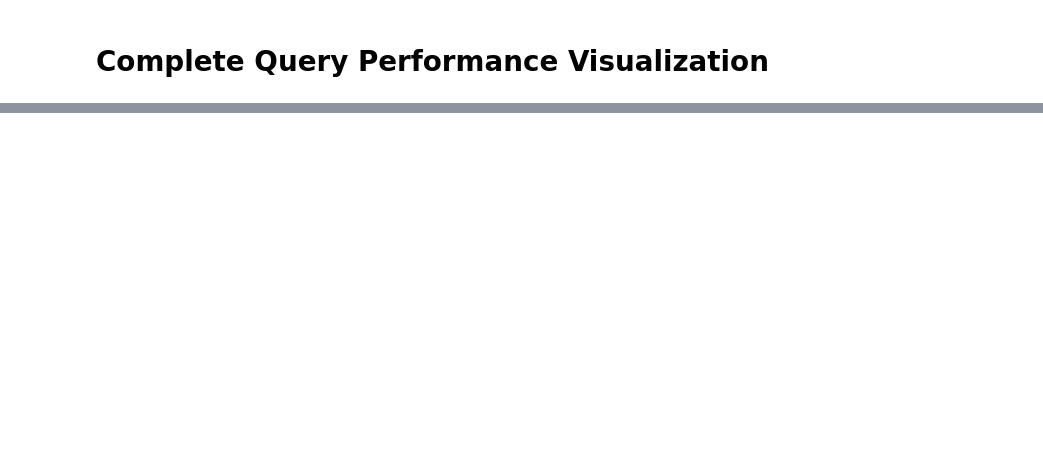
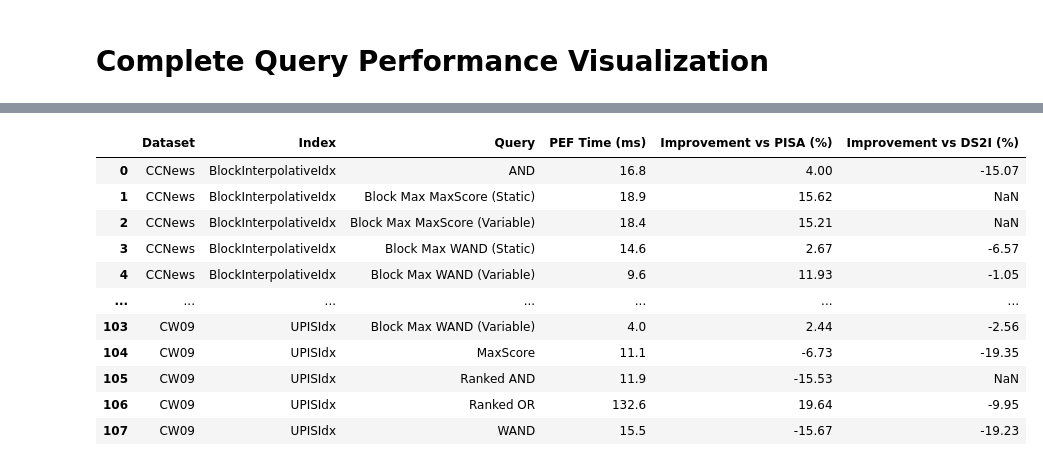
Before and after one commit to AngeloSav/rise-rs, a Jupyter notebook: scripts/data.ipynb, the cells around one changed output, grey strips where cells are left out. Drawn from its saved outputs; the diff is of its cells as text; code cells hidden in the pictures; blank space fills up the shorter version.

```diff
--- a/scripts/data.ipynb
+++ b/scripts/data.ipynb
@@ -762 +762,73 @@ for query_type in all_query_types:
 [figure]
+# %%
+# Final recap table: improvement percentages per query for all index types
+index_label_map = {
+    'ef': 'EFIdx',
+    'uniform': 'UPISIdx',
+    'opt': 'OptEFIdx',
+    'optcomp': 'OptCompIdx',
+    'block_interpolative': 'BlockInterpolativeIdx',
+    'block_svb/varint': 'BlockVByteIdx'
+}
+
+query_label_map = {
+    'and': 'AND',
+    'ranked_and': 'Ranked AND',
+    'ranked_or': 'Ranked OR',
+    'wand': 'WAND',
+    'maxscore': 'MaxScore',
+    'block_max_wand - static': 'Block Max WAND (Static)',
+    'block_max_maxscore - static': 'Block Max MaxScore (Static)',
+    'block_max_wand - var': 'Block Max WAND (Variable)',
+    'block_max_maxscore - var': 'Block Max MaxScore (Variable)'
+}
+
+recap_rows = []
+
+for dataset in datasets:
+    dataset_name = dataset['name']
+    df = combined_results[dataset_name]
+    query_cols = [c for c in df.columns if c != 'lib']
+    index_types = df.index.get_level_values('type').unique()
+
+    for idx_type in index_types:
+        pef_key = (idx_type, 'PEF')
+        if pef_key not in df.index:
+            continue
+
+        for query in query_cols:
+            pef_val = df.loc[pef_key, query]
+            if pd.isna(pef_val):
+                continue
+
+            row = {
+                'Dataset': dataset_name,
+                'Index': index_label_map.get(idx_type, idx_type),
+                'Query': query_label_map.get(query, query),
+                'PEF Time (ms)': pef_val
+            }
+
+            for baseline in ['PISA', 'DS2I']:
+                base_key = (idx_type, baseline)
+                col_name = f'Improvement vs {baseline} (%)'
+
+                if base_key not in df.index:
+                    row[col_name] = np.nan
+                    continue
+
+                base_val = df.loc[base_key, query]
+                if pd.isna(base_val) or base_val == 0:
+                    row[col_name] = np.nan
+                    continue
+
+                row[col_name] = ((base_val - pef_val) / base_val) * 100
+
+            recap_rows.append(row)
+
+final_recap_per_query = pd.DataFrame(recap_rows)
+final_recap_per_query[['PEF Time (ms)', 'Improvement vs PISA (%)', 'Improvement vs DS2I (%)']] = final_recap_per_query[['PEF Time (ms)', 'Improvement vs PISA (%)', 'Improvement vs DS2I (%)']].round(2)
+final_recap_per_query = final_recap_per_query.sort_values(['Dataset', 'Index', 'Query']).reset_index(drop=True)
+
+print('Final Recap by Query (improvements for all indexes):')
+display(final_recap_per_query)
+# %% [output]
@@ -762,0 +836,12 @@ for query_type in all_query_types:
+|  | Dataset | Index | Query | PEF Time (ms) | Improvement vs PISA (%) | Improvement vs DS2I (%) |
+| 0 | CCNews | BlockInterpolativeIdx | AND | 16.8 | 4.00 | -15.07 |
+| 1 | CCNews | BlockInterpolativeIdx | Block Max MaxScore (Static) | 18.9 | 15.62 | NaN |
+| 2 | CCNews | BlockInterpolativeIdx | Block Max MaxScore (Variable) | 18.4 | 15.21 | NaN |
+| 3 | CCNews | BlockInterpolativeIdx | Block Max WAND (Static) | 14.6 | 2.67 | -6.57 |
+| 4 | CCNews | BlockInterpolativeIdx | Block Max WAND (Variable) | 9.6 | 11.93 | -1.05 |
+| ... | ... | ... | ... | ... | ... | ... |
+| 103 | CW09 | UPISIdx | Block Max WAND (Variable) | 4.0 | 2.44 | -2.56 |
+| 104 | CW09 | UPISIdx | MaxScore | 11.1 | -6.73 | -19.35 |
+| 105 | CW09 | UPISIdx | Ranked AND | 11.9 | -15.53 | NaN |
+| 106 | CW09 | UPISIdx | Ranked OR | 132.6 | 19.64 | -9.95 |
+| 107 | CW09 | UPISIdx | WAND | 15.5 | -15.67 | -19.23 |
```
Also changed, not shown: parts of 13 cells of this notebook, 19 other files.
